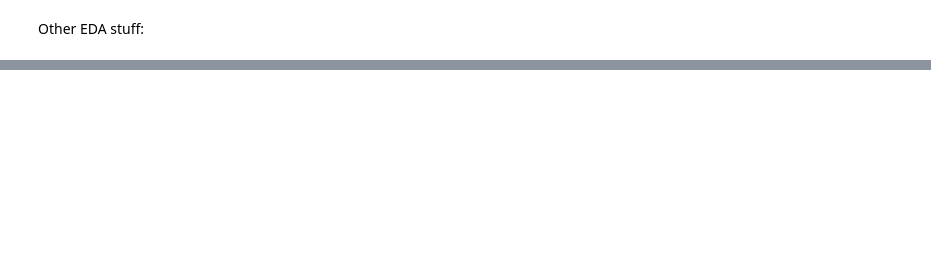
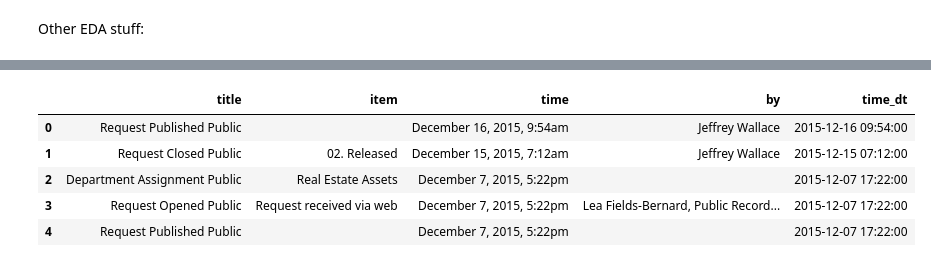
Before and after one commit to Saikrishna-Achalla/police-records-analysis, a Jupyter notebook: steven/nextrequest-eda.ipynb, the cells around one changed output, grey strips where cells are left out. Saved outputs shown, nothing was run; the diff lists cells and outputs as text; code cells hidden in the pictures; blank space fills up the shorter version.

Commit message:
Additional EDA

```diff
--- a/steven/nextrequest-eda.ipynb
+++ b/steven/nextrequest-eda.ipynb
@@ -156,0 +386,16 @@ test.loc[0]
+# %%
+# TODO: Extract department assignment additions and removals based on message history
+def find_dept_assign(msgs):
+    dept_assign = msgs[lambda df: df['title'].str.contains('Department')]
+
+    dept_assign_added = dept_assign[lambda df: df['item'].str.contains('Added:')]
+    dept_assign_removed = dept_assign[lambda df: df['item'].str.contains('Removed:')]
+
+test_df.loc[1]['msgs_df']
+# %% [output]
+|  | title | item | time | by | time_dt |
+| 0 | Request Published Public |  | December 16, 2015, 9:54am | Jeffrey Wallace | 2015-12-16 09:54:00 |
+| 1 | Request Closed Public | 02. Released | December 15, 2015, 7:12am | Jeffrey Wallace | 2015-12-15 07:12:00 |
+| 2 | Department Assignment Public | Real Estate Assets | December 7, 2015, 5:22pm |  | 2015-12-07 17:22:00 |
+| 3 | Request Opened Public | Request received via web | December 7, 2015, 5:22pm | Lea Fields-Bernard, Public Record... | 2015-12-07 17:22:00 |
+| 4 | Request Published Public |  | December 7, 2015, 5:22pm |  | 2015-12-07 17:22:00 |
```
Also changed, not shown: parts of 24 cells of this notebook, 3 other files.
